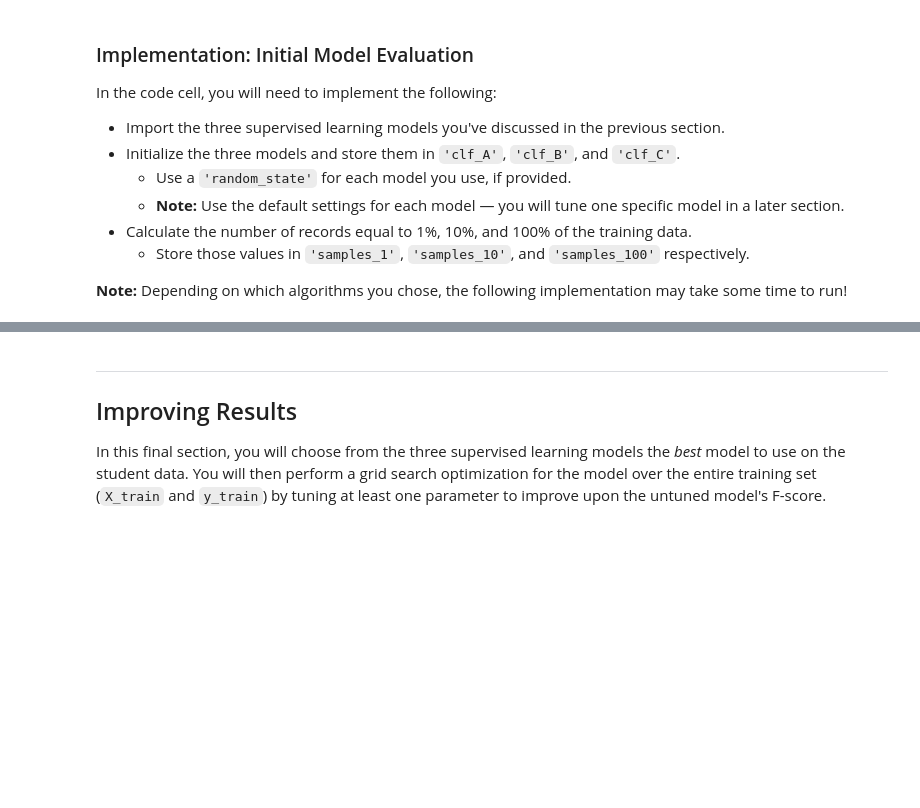
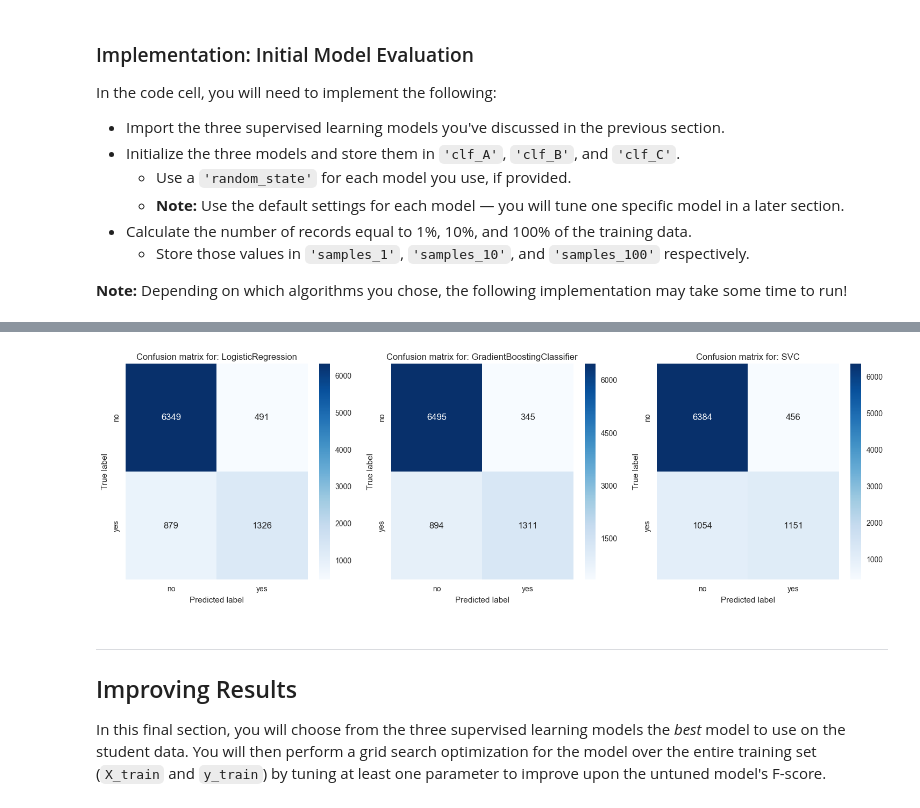
Before and after one commit to dmytrofisher/machine-learning, a Jupyter notebook: projects/finding_donors/finding_donors.ipynb, the cells around one changed output, grey strips where cells are left out. Drawn from its saved outputs; the diff is of its cells as text; code cells hidden in the pictures; blank space fills up the shorter version.

```diff
--- a/projects/finding_donors/finding_donors.ipynb
+++ b/projects/finding_donors/finding_donors.ipynb
@@ -417,3 +429,9 @@ SVC trained on 36177 samples.
+# %%
+from exploratory_analysis import confusion_matrices
+
+confusion_matrices(X_test, y_test, [clf_A, clf_B, clf_C])
+# %% [output]
+[figure, added]
 # %% [markdown]
 ----
 ## Improving Results
```
Also changed, not shown: parts of 8 cells of this notebook, 2 other files.
